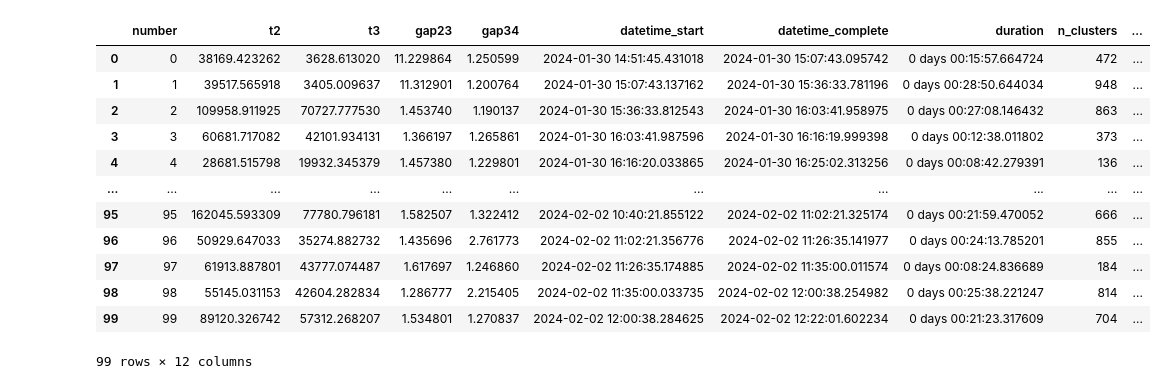
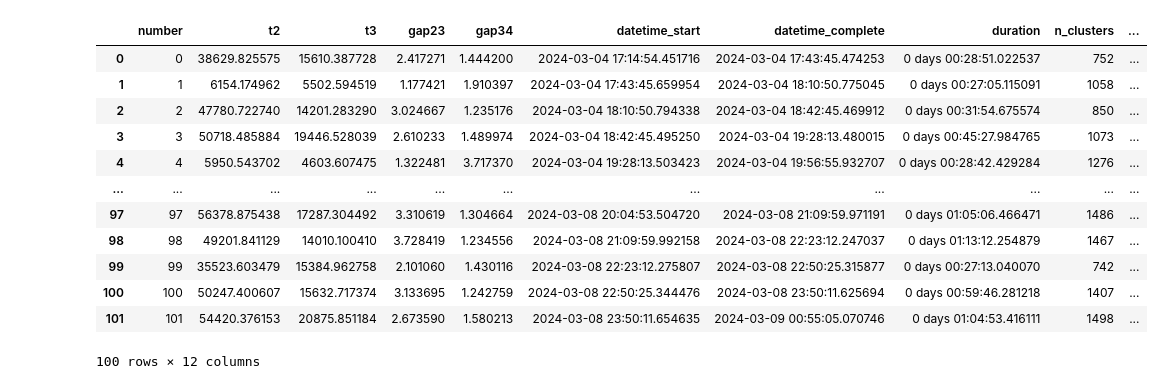
Before and after one commit to meyresearch/kinase_analysis, a Jupyter notebook: plot_study_results.ipynb, the cells around one changed output. Cells and saved outputs as stored; diff of their text form; code cells hidden in the pictures.

```diff
--- a/plot_study_results.ipynb
+++ b/plot_study_results.ipynb
@@ -44,29 +27,29 @@ hps
 # %%
-trials = pd.read_hdf(f'data/{study_name}.h5', key='random_trials')
-rename_cols = {'params_n_clusters' : 'n_clusters',
-               'params_tica_dim' : 'tica_dim',
-               'params_tica_lag' : 'tica_lag',
+trials = pd.read_hdf(f'data_egfr/msm/{study_name}.h5', key='random_trials')
+rename_cols = {'params_cluster__k' : 'n_clusters',
+               'params_tica__dim' : 'tica_dim',
+               'params_tica__lag' : 'tica_lag',
                'values_0' : 't2',
                'values_1' : 't3',
                'values_2' : 'gap23',
                'values_3' : 'gap34'}
 trials.rename(columns=rename_cols, inplace=True)
 trials.dropna(inplace=True)
 trials
 # %% [output]
 |  | number | t2 | t3 | gap23 | gap34 | datetime_start | datetime_complete | duration | n_clusters | ... |
-| 0 | 0 | 38169.423262 | 3628.613020 | 11.229864 | 1.250599 | 2024-01-30 14:51:45.431018 | 2024-01-30 15:07:43.095742 | 0 days 00:15:57.664724 | 472 | ... |
-| 1 | 1 | 39517.565918 | 3405.009637 | 11.312901 | 1.200764 | 2024-01-30 15:07:43.137162 | 2024-01-30 15:36:33.781196 | 0 days 00:28:50.644034 | 948 | ... |
-| 2 | 2 | 109958.911925 | 70727.777530 | 1.453740 | 1.190137 | 2024-01-30 15:36:33.812543 | 2024-01-30 16:03:41.958975 | 0 days 00:27:08.146432 | 863 | ... |
-| 3 | 3 | 60681.717082 | 42101.934131 | 1.366197 | 1.265861 | 2024-01-30 16:03:41.987596 | 2024-01-30 16:16:19.999398 | 0 days 00:12:38.011802 | 373 | ... |
-| 4 | 4 | 28681.515798 | 19932.345379 | 1.457380 | 1.229801 | 2024-01-30 16:16:20.033865 | 2024-01-30 16:25:02.313256 | 0 days 00:08:42.279391 | 136 | ... |
+| 0 | 0 | 38629.825575 | 15610.387728 | 2.417271 | 1.444200 | 2024-03-04 17:14:54.451716 | 2024-03-04 17:43:45.474253 | 0 days 00:28:51.022537 | 752 | ... |
+| 1 | 1 | 6154.174962 | 5502.594519 | 1.177421 | 1.910397 | 2024-03-04 17:43:45.659954 | 2024-03-04 18:10:50.775045 | 0 days 00:27:05.115091 | 1058 | ... |
+| 2 | 2 | 47780.722740 | 14201.283290 | 3.024667 | 1.235176 | 2024-03-04 18:10:50.794338 | 2024-03-04 18:42:45.469912 | 0 days 00:31:54.675574 | 850 | ... |
+| 3 | 3 | 50718.485884 | 19446.528039 | 2.610233 | 1.489974 | 2024-03-04 18:42:45.495250 | 2024-03-04 19:28:13.480015 | 0 days 00:45:27.984765 | 1073 | ... |
+| 4 | 4 | 5950.543702 | 4603.607475 | 1.322481 | 3.717370 | 2024-03-04 19:28:13.503423 | 2024-03-04 19:56:55.932707 | 0 days 00:28:42.429284 | 1276 | ... |
 | ... | ... | ... | ... | ... | ... | ... | ... | ... | ... | ... |
-| 95 | 95 | 162045.593309 | 77780.796181 | 1.582507 | 1.322412 | 2024-02-02 10:40:21.855122 | 2024-02-02 11:02:21.325174 | 0 days 00:21:59.470052 | 666 | ... |
-| 96 | 96 | 50929.647033 | 35274.882732 | 1.435696 | 2.761773 | 2024-02-02 11:02:21.356776 | 2024-02-02 11:26:35.141977 | 0 days 00:24:13.785201 | 855 | ... |
-| 97 | 97 | 61913.887801 | 43777.074487 | 1.617697 | 1.246860 | 2024-02-02 11:26:35.174885 | 2024-02-02 11:35:00.011574 | 0 days 00:08:24.836689 | 184 | ... |
-| 98 | 98 | 55145.031153 | 42604.282834 | 1.286777 | 2.215405 | 2024-02-02 11:35:00.033735 | 2024-02-02 12:00:38.254982 | 0 days 00:25:38.221247 | 814 | ... |
-| 99 | 99 | 89120.326742 | 57312.268207 | 1.534801 | 1.270837 | 2024-02-02 12:00:38.284625 | 2024-02-02 12:22:01.602234 | 0 days 00:21:23.317609 | 704 | ... |
+| 97 | 97 | 56378.875438 | 17287.304492 | 3.310619 | 1.304664 | 2024-03-08 20:04:53.504720 | 2024-03-08 21:09:59.971191 | 0 days 01:05:06.466471 | 1486 | ... |
+| 98 | 98 | 49201.841129 | 14010.100410 | 3.728419 | 1.234556 | 2024-03-08 21:09:59.992158 | 2024-03-08 22:23:12.247037 | 0 days 01:13:12.254879 | 1467 | ... |
+| 99 | 99 | 35523.603479 | 15384.962758 | 2.101060 | 1.430116 | 2024-03-08 22:23:12.275807 | 2024-03-08 22:50:25.315877 | 0 days 00:27:13.040070 | 742 | ... |
+| 100 | 100 | 50247.400607 | 15632.717374 | 3.133695 | 1.242759 | 2024-03-08 22:50:25.344476 | 2024-03-08 23:50:11.625694 | 0 days 00:59:46.281218 | 1407 | ... |
+| 101 | 101 | 54420.376153 | 20875.851184 | 2.673590 | 1.580213 | 2024-03-08 23:50:11.654635 | 2024-03-09 00:55:05.070746 | 0 days 01:04:53.416111 | 1498 | ... |
-99 rows × 12 columns
+100 rows × 12 columns
 # %%
 t2 = trials.t2.to_numpy()
 gap23 = trials.gap23.to_numpy()
```
Also changed, not shown: parts of 7 cells of this notebook, 10 other files.
